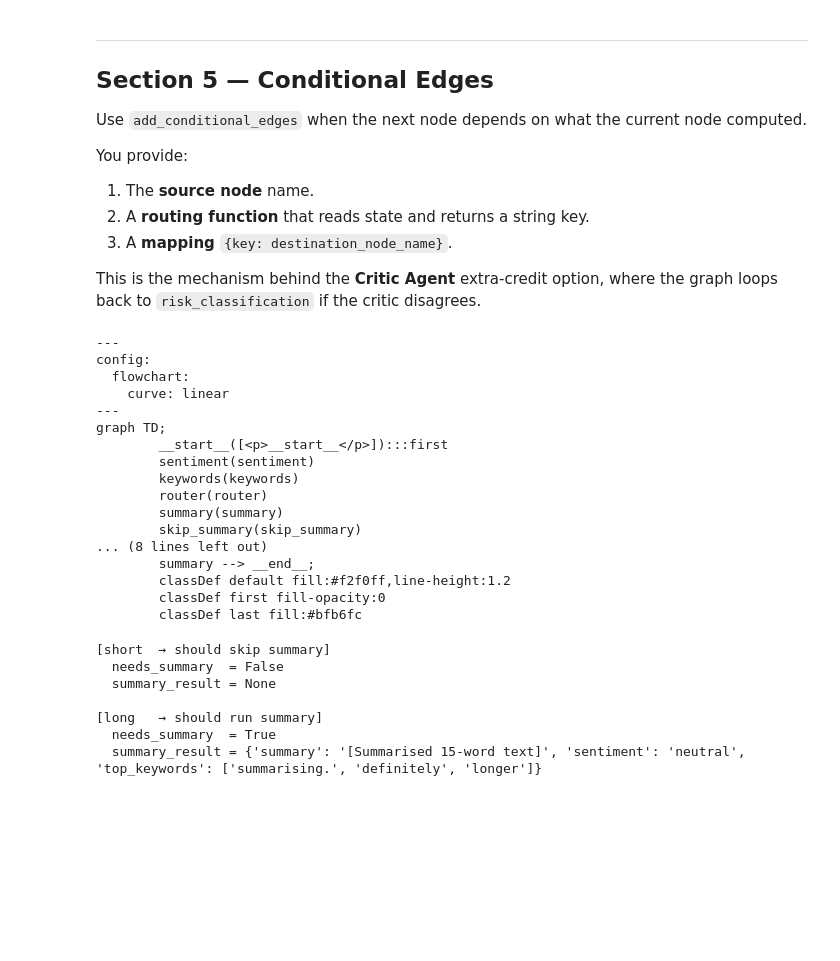
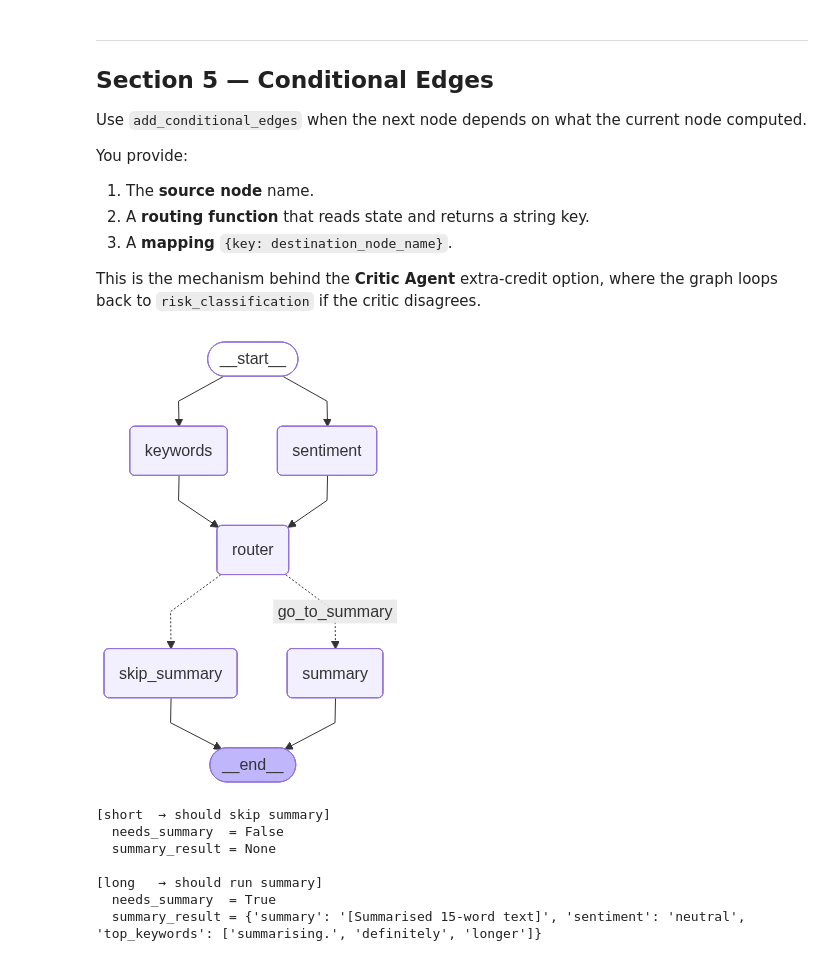
Before and after one commit to ntomuro/CSC380, a Jupyter notebook: FinalProject_security/starter/langgraph_scaffold_colab.ipynb, the cells around one changed output. Saved outputs shown, nothing was run; the diff lists cells and outputs as text; code cells hidden in the pictures; blank space fills up the shorter version.

```diff
--- a/FinalProject_security/starter/langgraph_scaffold_colab.ipynb
+++ b/FinalProject_security/starter/langgraph_scaffold_colab.ipynb
@@ -320,51 +286,37 @@ def routing_function(state: ReviewState) -> str:
 
 
 builder = StateGraph(ReviewState)
 
 builder.add_node("sentiment",    sentiment_node)
 builder.add_node("keywords",     keywords_node)
 builder.add_node("router",       router_node)
 builder.add_node("summary",      summary_node)
 builder.add_node("skip_summary", skip_summary_node)
 
 # Parallel fan-out
 builder.add_edge(START, "sentiment")
 builder.add_edge(START, "keywords")
 
 # Fan-in into router
 builder.add_edge("sentiment", "router")
 builder.add_edge("keywords",  "router")
 
 # Conditional branch
 builder.add_conditional_edges(
     "router",
     routing_function,
     {"go_to_summary": "summary", "skip_summary": "skip_summary"},
 )
 
 builder.add_edge("summary",      END)
 builder.add_edge("skip_summary", END)
 
 cond_graph = builder.compile()
-print(cond_graph.get_graph().draw_mermaid())
+
+mermaid_code = cond_graph.get_graph().draw_mermaid()
+display(Image(cond_graph.get_graph().draw_mermaid_png()))
 # %% [output]
----
-config:
-  flowchart:
-    curve: linear
----
-graph TD;
-        __start__([<p>__start__</p>]):::first
-        sentiment(sentiment)
-        keywords(keywords)
-        router(router)
-        summary(summary)
-        skip_summary(skip_summary)
-... (8 lines left out)
-        summary --> __end__;
-        classDef default fill:#f2f0ff,line-height:1.2
-        classDef first fill-opacity:0
-        classDef last fill:#bfb6fc
+[figure, added]
 # %%
 # ── Test both branches ───────────────────────────────────────────────────────
 cases = [
```
Also changed, not shown: parts of 3 cells of this notebook, 1 other file.
